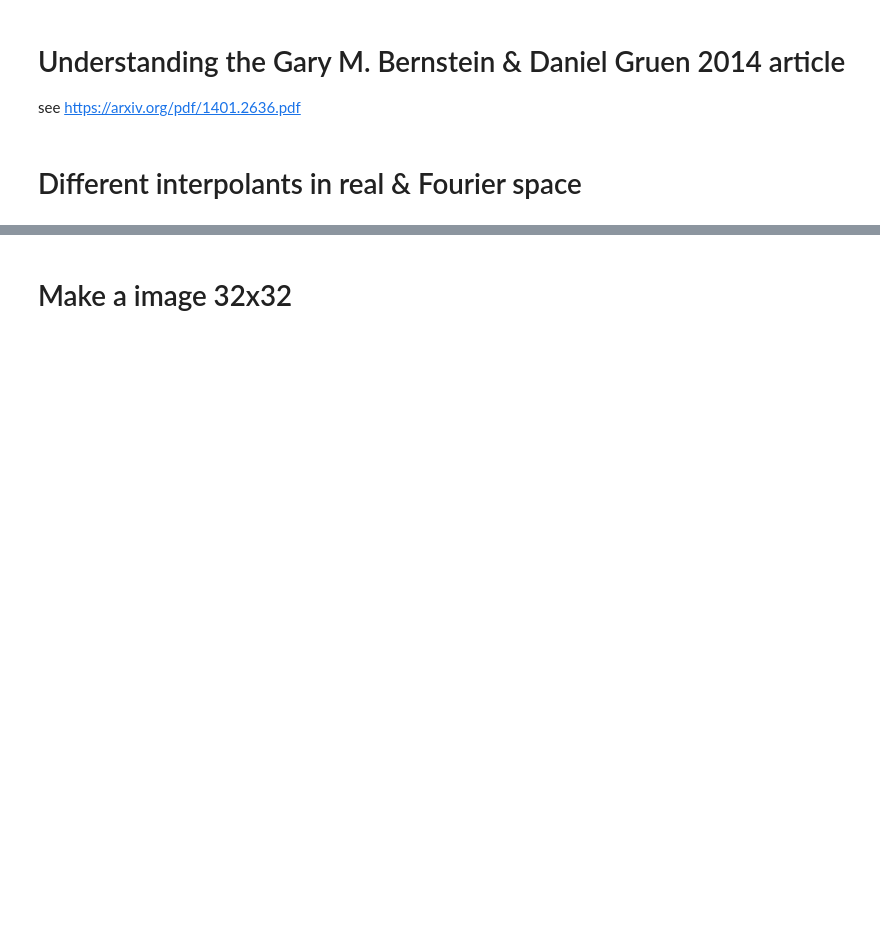
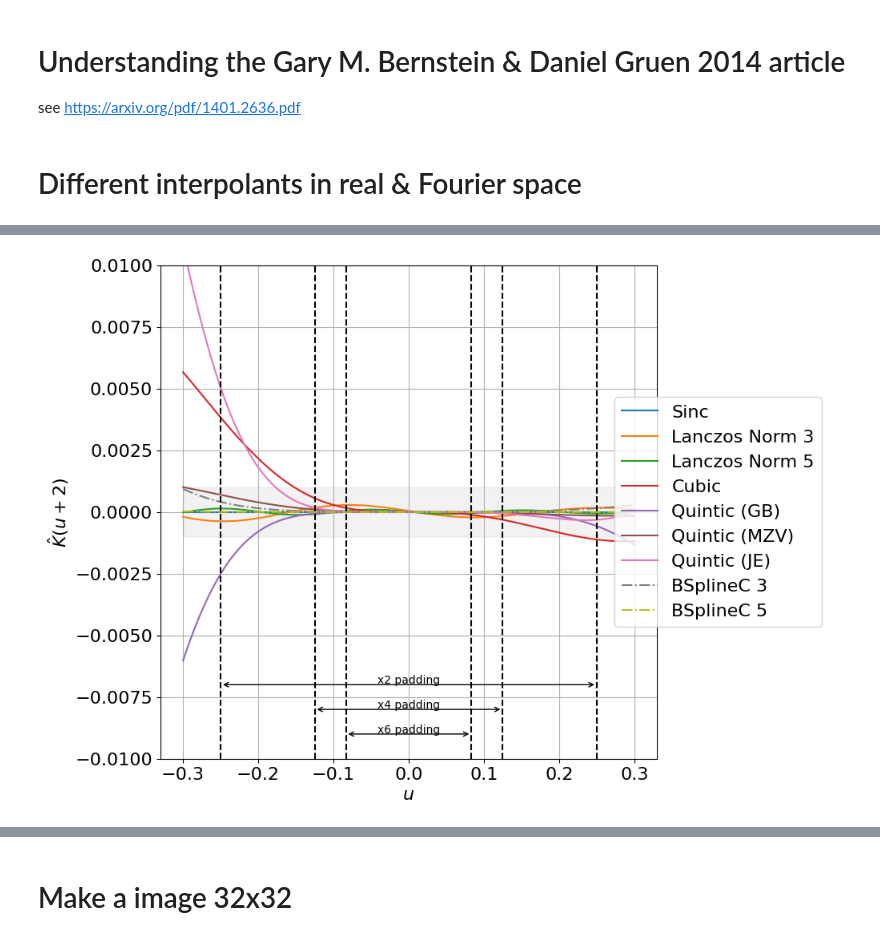
Before and after one commit to jecampagne/interpolation, a Jupyter notebook: image_interpolation.ipynb, the cells around one changed output, grey strips where cells are left out. Cells and saved outputs as stored; diff of their text form; code cells hidden in the pictures; blank space fills up the shorter version.

```diff
--- a/image_interpolation.ipynb
+++ b/image_interpolation.ipynb
@@ -673,9 +688,10 @@ plt.annotate(
 # %%
-lab = ["Sinc","Lanczos Norm 3","Lanczos Norm 5","Cubic","Quintic (GB)","Quintic (MZV)","Quintic (JE)","mks2021"]
+lab = ["Sinc","Lanczos Norm 3","Lanczos Norm 5","Cubic","Quintic (GB)","Quintic (MZV)","Quintic (JE)",
+       "BSplineC 3","BSplineC 5"]#"mks2021"]
 lsStyle = ["-"]*len(lab)
-#lsStyle[-2]="--"
+lsStyle[-2]="-."
 lsStyle[-1]="-."
-kerU = [hatSincInterp,hatlanczos3,hatlanczos5,hat3,hat5Gary,hat5MZV,hat5JE,hatmks2021]
+kerU = [hatSincInterp,hatlanczos3,hatlanczos5,hat3,hat5Gary,hat5MZV,hat5JE,hatBsplineCard3, hatBsplineCard5]#hatmks2021]
 
 #kerX = [sincInterp,lanczos3,lanczos5,h3,h5Gary,mks2021]
 #lab = ["Sinc","Lanczos Norm 3","Lanczos Norm 5","Cubic","Quintic (GB)","mks2021"]
@@ -699,33 +715,35 @@ axvline(0.25, linestyle='--', color='black');
 axvline(-0.125, linestyle='--', color='black')
 axvline(0.125, linestyle='--', color='black');
 axvline(-0.5/6, linestyle='--', color='black')
 axvline(0.5/6, linestyle='--', color='black');
 ylabel(r"$\hat{K}(u+2)$")
 xlabel(r"$u$");
 
 plt.annotate(
     '', xy=(-0.5/6, -0.009), xycoords='data',
     xytext=(0.5/6, -0.009), textcoords='data',
     arrowprops={'arrowstyle': '<->'})
 plt.annotate(
     'x6 padding', xy=(0, -0.009), xycoords='data', ha='center',
     xytext=(0, 1), textcoords='offset points')
 
 plt.annotate(
     '', xy=(-0.5/4, -0.008), xycoords='data',
     xytext=(0.5/4, -0.008), textcoords='data',
     arrowprops={'arrowstyle': '<->'})
 plt.annotate(
     'x4 padding', xy=(0, -0.008), xycoords='data', ha='center',
     xytext=(0, 1), textcoords='offset points')
 
 plt.annotate(
     '', xy=(-0.5/2, -0.007), xycoords='data',
     xytext=(0.5/2, -0.007), textcoords='data',
     arrowprops={'arrowstyle': '<->'})
 plt.annotate(
     'x2 padding', xy=(0, -0.007), xycoords='data', ha='center',
     xytext=(0, 1), textcoords='offset points');
+# %% [output]
+[figure, added]
 # %%
 def E0(u,ker,n=5):
   sum=0
```
Also changed, not shown: parts of 9 cells of this notebook, 1 other file.
